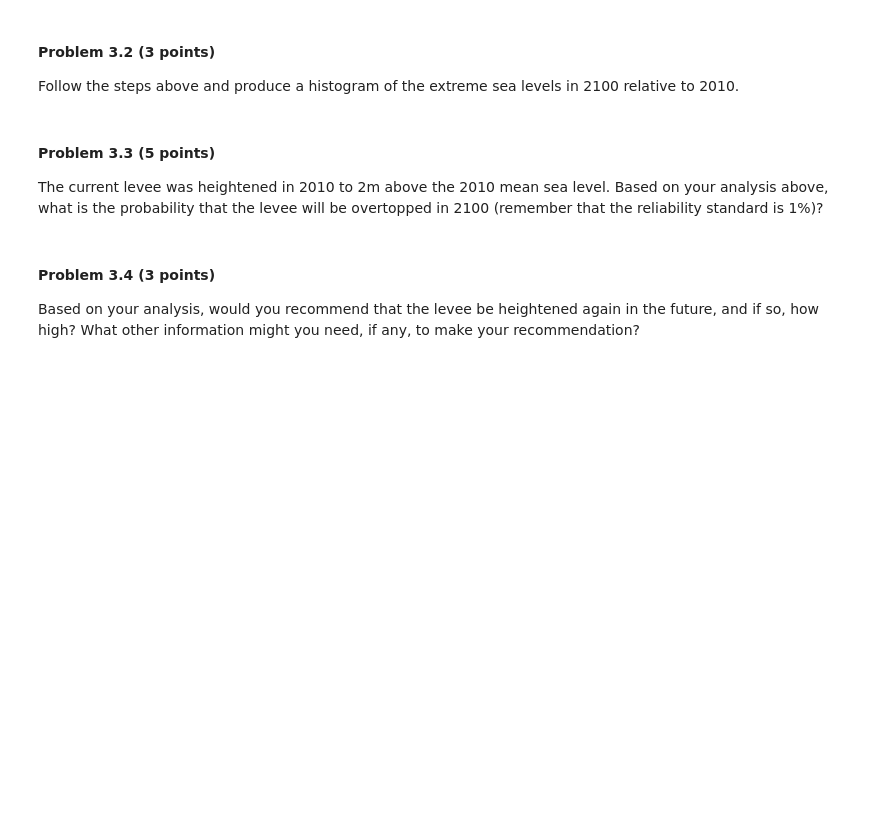
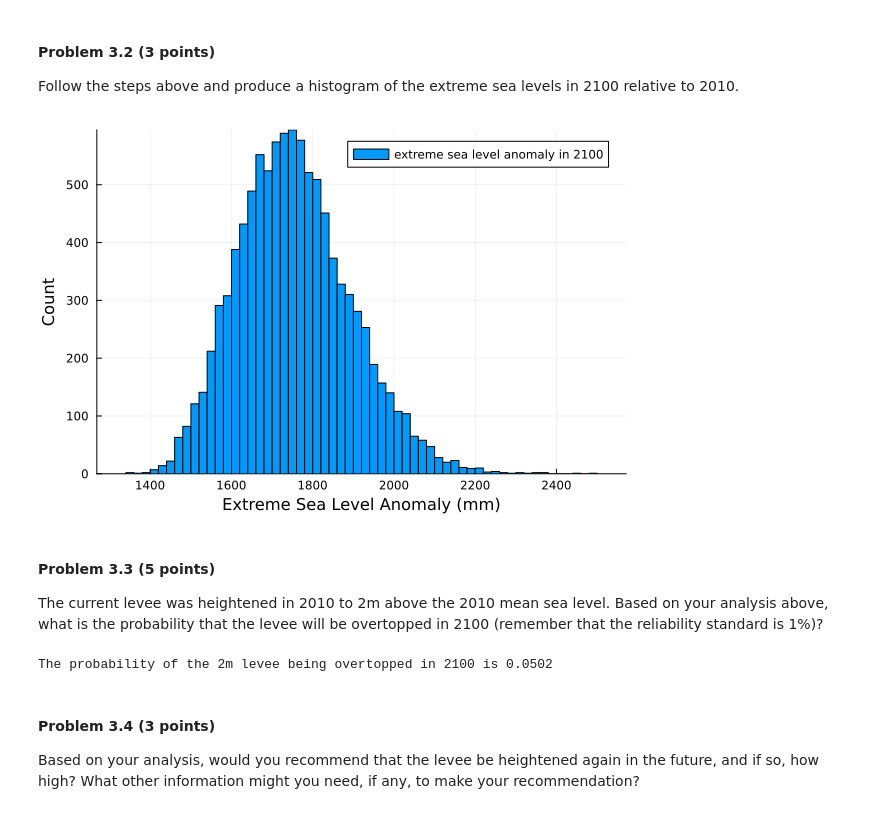
Before and after one commit to BEE4750-FA23/hw3-anthonynic28, a Jupyter notebook: hw03.ipynb, the cells around one changed output. Drawn from its saved outputs; the diff is of its cells as text; code cells hidden in the pictures; blank space fills up the shorter version.

```diff
--- a/hw03.ipynb
+++ b/hw03.ipynb
@@ -383,10 +412,42 @@ as needed.
 
 Follow the steps above and produce a histogram of the extreme sea levels
 in 2100 relative to 2010.
+# %%
+# step 1
+sea_levels_2100 = sea_levels_ebm[:, 221] # last year index (221) is for 2100
+
+# get variable for step 2
+v = 1.2 # mm/yr (is converted to mm by multipling it by 1 year)
+
+# get variable for step 3
+Random.seed!(1) # get consistent output from random sampling
+tide_sample = rand(tide_distribution) # storm tide height
+
+# step 4
+extreme_sea_levels_2100 = sea_levels_2100 .- v .+ tide_sample
+
+# step 5
+histogram(extreme_sea_levels_2100,
+    label="extreme sea level anomaly in 2100",
+    xlabel="Extreme Sea Level Anomaly (mm)",
+    ylabel="Count")
+# %% [output]
+[figure, added]
 # %% [markdown]
 #### Problem 3.3 (5 points)
 
 The current levee was heightened in 2010 to 2m above the 2010 mean sea level. Based on your analysis above, what is the probability that the levee will be overtopped in 2100 (remember that the reliability standard is 1%)?
+# %%
+# levee will only be overtopped if extreme sea level is over 2000mm
+levee_2m = [x for x in extreme_sea_levels_2100 if x > 2000]
+
+# probability is the area of the distribution that is greater than 2000, but
+#   this needs to be converted to a probability, so divide it by total area
+prob_of_overtopping = length(levee_2m) / length(extreme_sea_levels_2100)
+println("The probability of the 2m levee being overtopped in 2100 is ",
+    prob_of_overtopping)
+# %% [output]
+The probability of the 2m levee being overtopped in 2100 is 0.0502
 # %% [markdown]
 #### Problem 3.4 (3 points)
 
```
Also changed, not shown: parts of 11 cells of this notebook.
